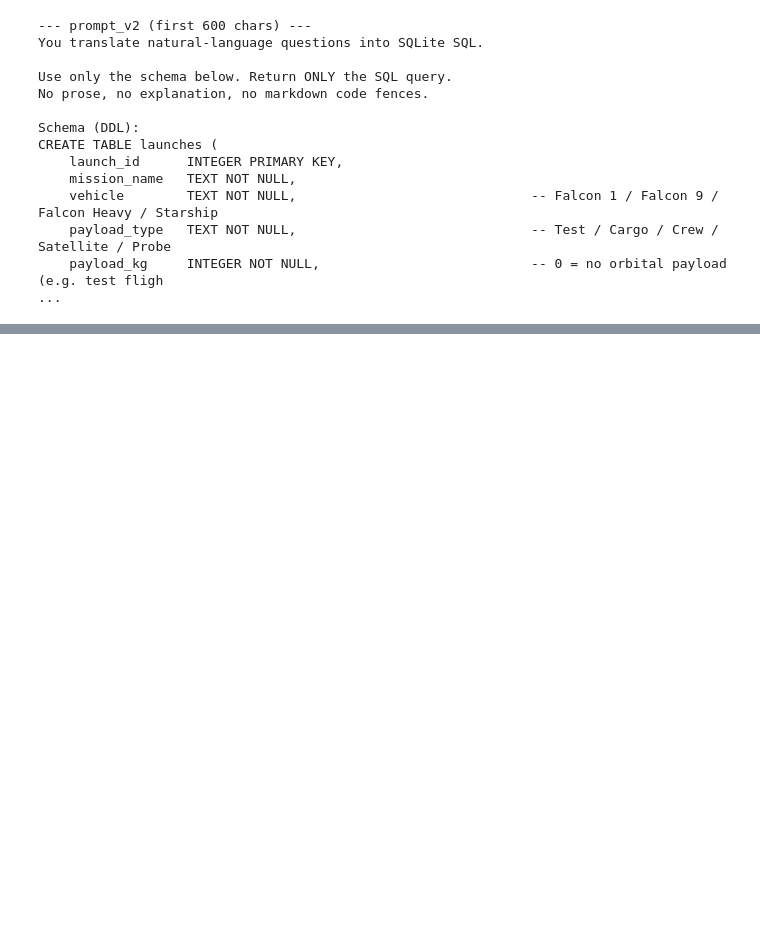
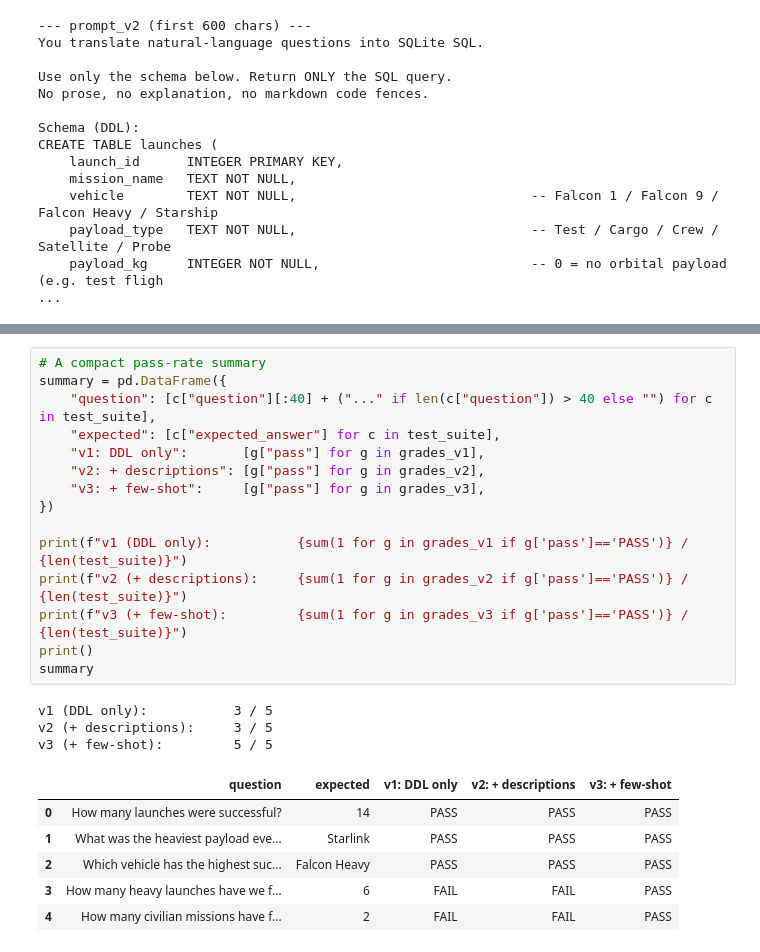
Before and after one commit to jaikishen/agent_builder_class5_hw1_jaikishen, a Jupyter notebook: nl_sql_pipeline.ipynb, the cells around one changed output, grey strips where cells are left out. Saved outputs shown, nothing was run; the diff lists cells and outputs as text; blank space fills up the shorter version.

```diff
--- a/nl_sql_pipeline.ipynb
+++ b/nl_sql_pipeline.ipynb
@@ -163,0 +340,25 @@ CREATE TABLE launches (
+# %%
+# A compact pass-rate summary
+summary = pd.DataFrame({
+    "question": [c["question"][:40] + ("..." if len(c["question"]) > 40 else "") for c in test_suite],
+    "expected": [c["expected_answer"] for c in test_suite],
+    "v1: DDL only":       [g["pass"] for g in grades_v1],
+    "v2: + descriptions": [g["pass"] for g in grades_v2],
+    "v3: + few-shot":     [g["pass"] for g in grades_v3],
+})
+
+print(f"v1 (DDL only):           {sum(1 for g in grades_v1 if g['pass']=='PASS')} / {len(test_suite)}")
+print(f"v2 (+ descriptions):     {sum(1 for g in grades_v2 if g['pass']=='PASS')} / {len(test_suite)}")
+print(f"v3 (+ few-shot):         {sum(1 for g in grades_v3 if g['pass']=='PASS')} / {len(test_suite)}")
+print()
+summary
+# %% [output]
+v1 (DDL only):           3 / 5
+v2 (+ descriptions):     3 / 5
+v3 (+ few-shot):         5 / 5
+|  | question | expected | v1: DDL only | v2: + descriptions | v3: + few-shot |
+| 0 | How many launches were successful? | 14 | PASS | PASS | PASS |
+| 1 | What was the heaviest payload eve... | Starlink | PASS | PASS | PASS |
+| 2 | Which vehicle has the highest suc... | Falcon Heavy | PASS | PASS | PASS |
+| 3 | How many heavy launches have we f... | 6 | FAIL | FAIL | PASS |
+| 4 | How many civilian missions have f... | 2 | FAIL | FAIL | PASS |
```
Also changed, not shown: parts of 9 cells of this notebook, 1 other file.
